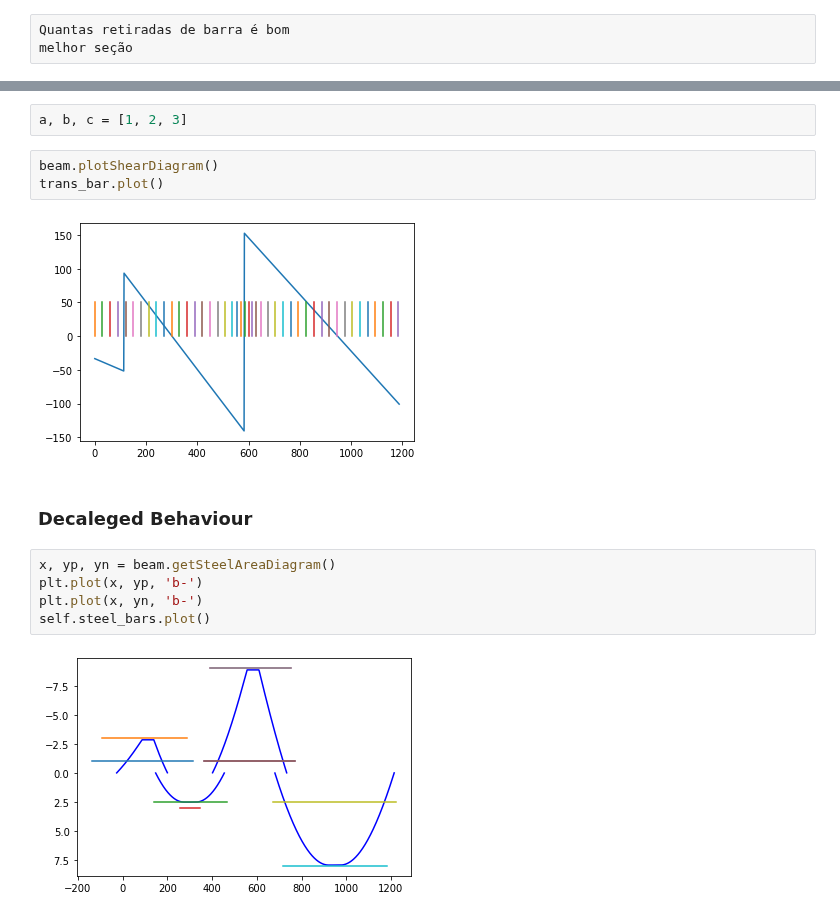
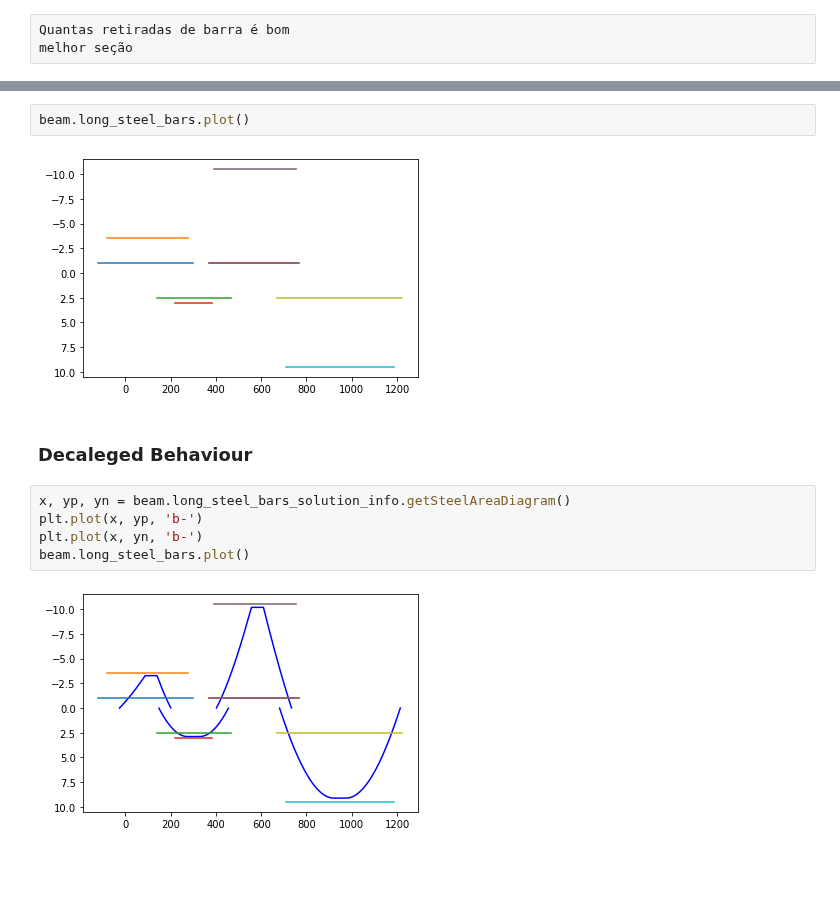
Before and after one commit to luisggc/FConcrete, a Jupyter notebook: jupyter/Hiper.ipynb, the cells around one changed output, grey strips where cells are left out. Cells and saved outputs as stored; diff of their text form; blank space fills up the shorter version.

Commit message:
Steel Bar in separated modules

```diff
--- a/jupyter/Hiper.ipynb
+++ b/jupyter/Hiper.ipynb
@@ -228,16 +43,13 @@ plt.plot(x, shear_area_per_cm)
-# %%
-a, b, c = [1, 2, 3]
 # %%
-beam.plotShearDiagram()
-trans_bar.plot()
+beam.long_steel_bars.plot()
 # %% [output]
-[figure, old version]
+[figure, new version]
 # %% [markdown]
 ### Decaleged Behaviour
 # %%
-x, yp, yn = beam.getSteelAreaDiagram()
+x, yp, yn = beam.long_steel_bars_solution_info.getSteelAreaDiagram()
 plt.plot(x, yp, 'b-')
 plt.plot(x, yn, 'b-')
-self.steel_bars.plot()
+beam.long_steel_bars.plot()
 # %% [output]
-[figure, old version]
+[figure, new version]
```
Also changed, not shown: parts of 11 cells of this notebook, 4 other files.
